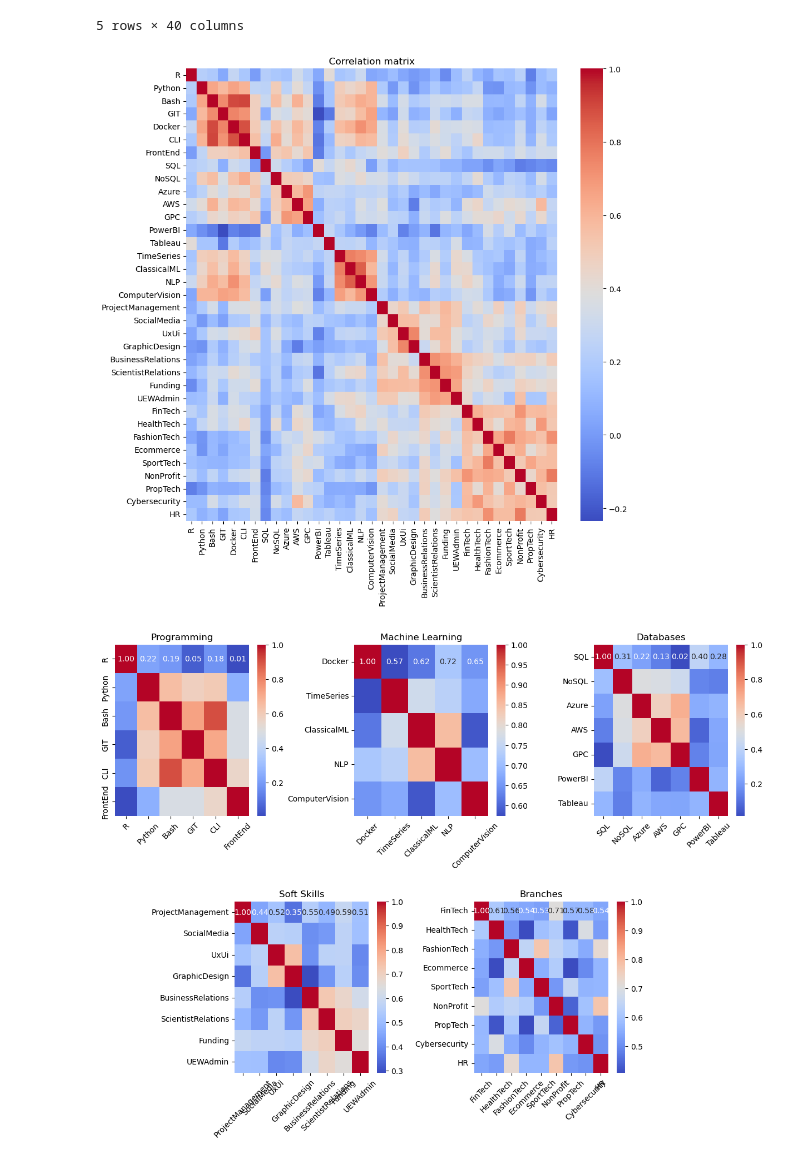
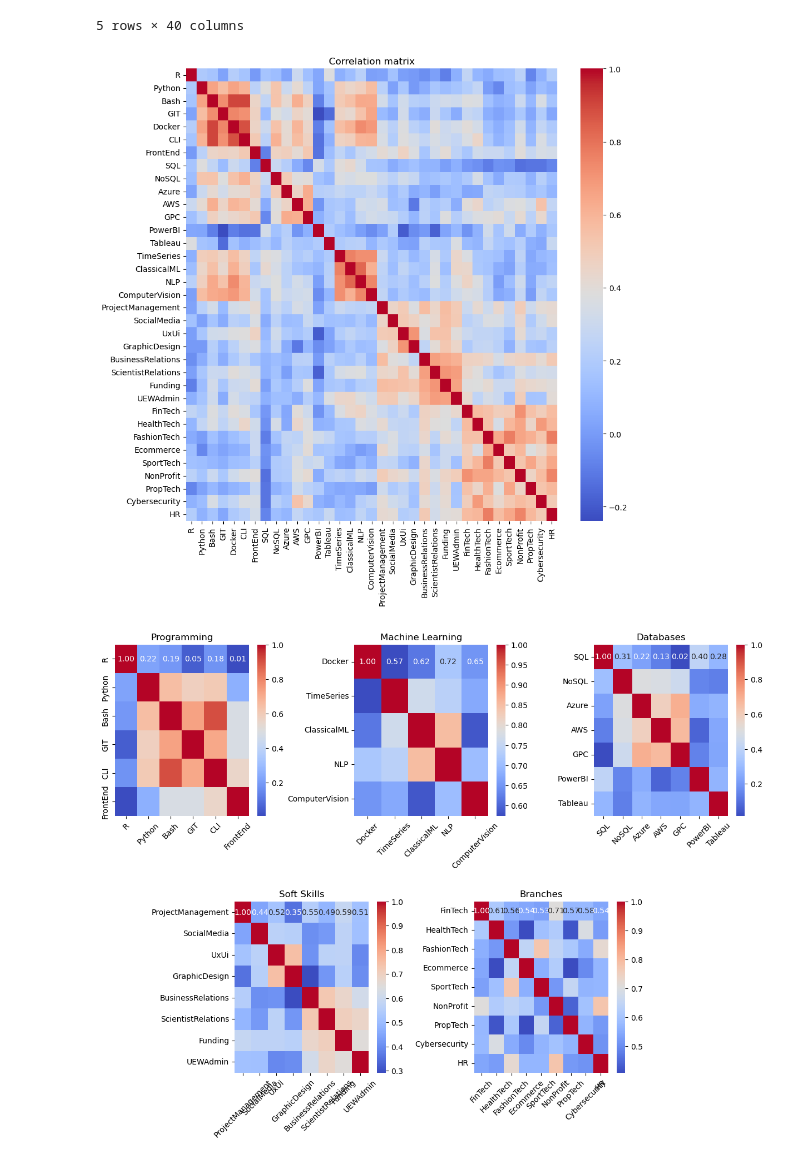
Before and after one commit to Mghd269/DMI-Project, a Jupyter notebook: notebooks/02_eda.ipynb, the cells around one changed output. Drawn from its saved outputs; the diff is of its cells as text; code cells hidden in the pictures.

Commit message:
Speraman corr and missing values heatmap

```diff
--- a/notebooks/02_eda.ipynb
+++ b/notebooks/02_eda.ipynb
@@ -92,16 +92,16 @@ new_column_names = {
 }
 df1.rename(columns=new_column_names, inplace=True)
 # %%
-correlation_matrix = df1.corr()
+correlation_matrix = df1.corr(method='spearman')
 
 fig, ax = plt.subplots(figsize=(10, 10))
 sns.heatmap(correlation_matrix, cmap='coolwarm')
 
 plt.title('Correlation matrix')
 plt.tight_layout()
 plt.show()
 # %% [output]
-[figure, old version]
+[figure, new version]
 # %%
 programming = ['R', 'Python', 'Bash', 'GIT', 'CLI', 'FrontEnd']
 machine_learning = ['Docker', 'TimeSeries', 'ClassicalML', 'NLP', 'ComputerVision']
```
Also changed, not shown: parts of 2 cells of this notebook, 3 other files.
